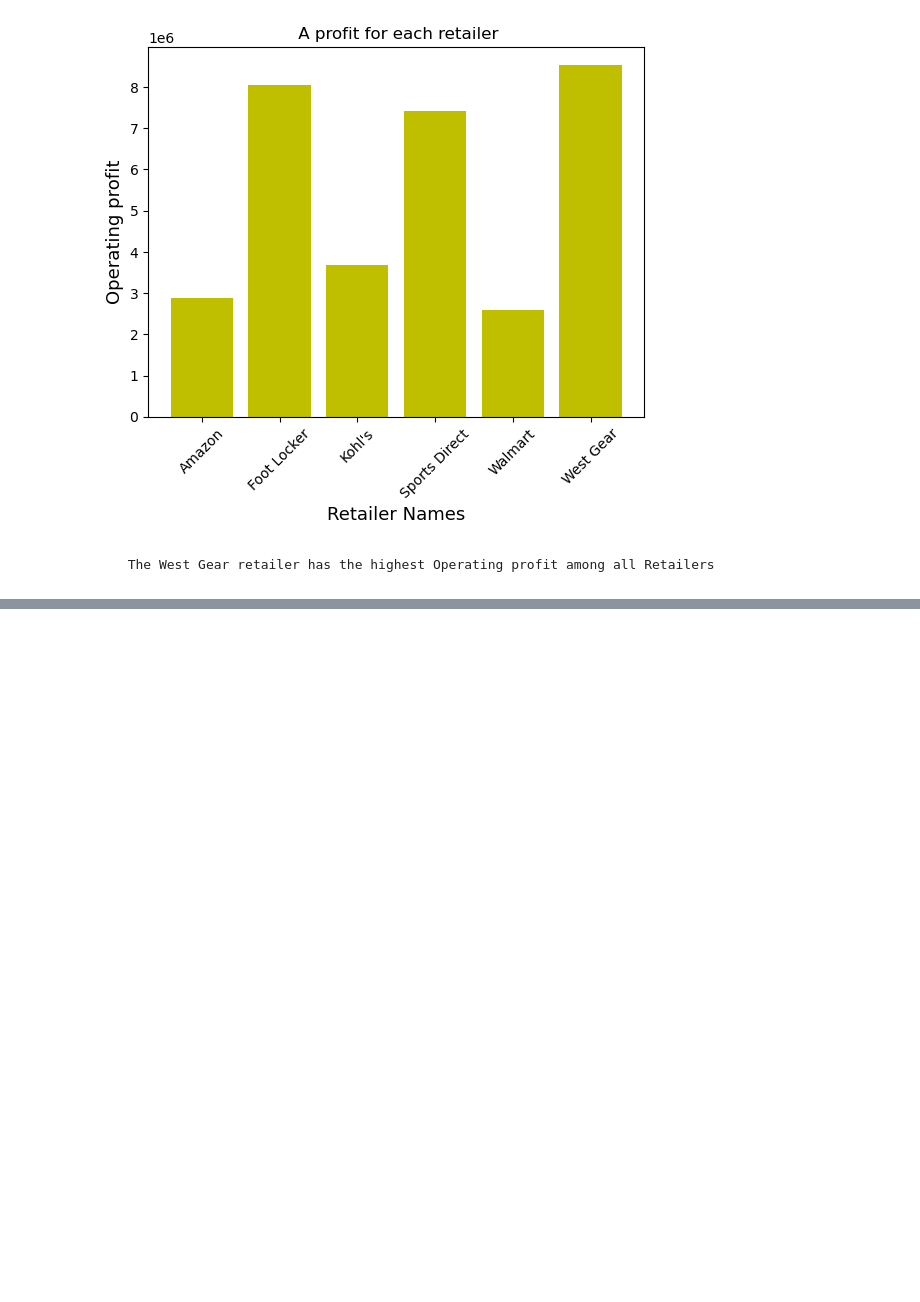
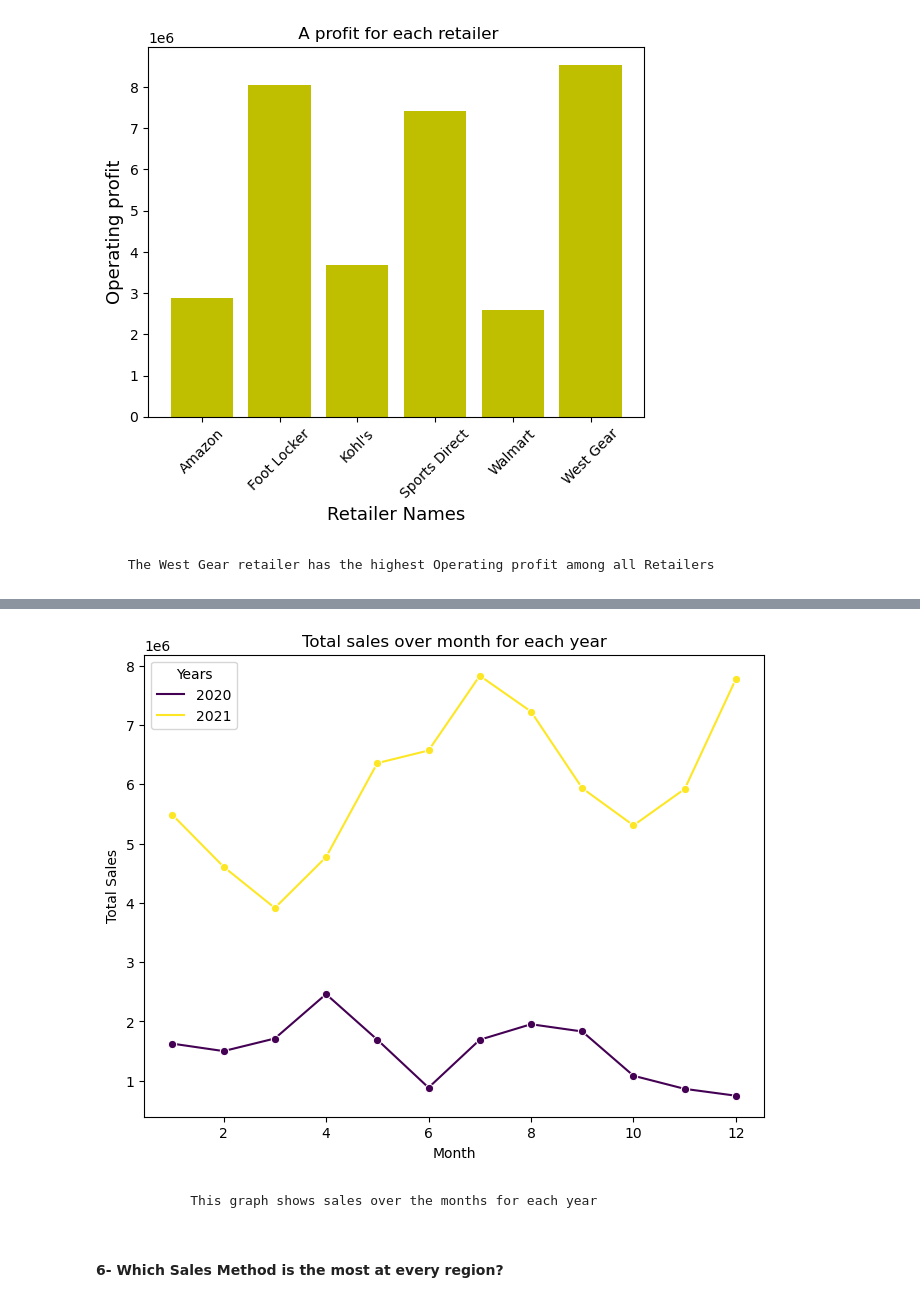
Before and after one commit to ibrahimFoud/project, a Jupyter notebook: cleaning.ipynb, the cells around one changed output, grey strips where cells are left out. Saved outputs shown, nothing was run; the diff lists cells and outputs as text; code cells hidden in the pictures; blank space fills up the shorter version.

```diff
--- a/cleaning.ipynb
+++ b/cleaning.ipynb
@@ -58,7 +58,7 @@ import seaborn as sns
 
 %matplotlib inline
 # %%
-data = pd.read_csv("Adidas Data.csv")
+data = pd.read_csv("Adiddas Data.csv")
 data.head()
 # %% [output]
 |  | Retailer | Retailer ID | Invoice Date | Region | State | City | Product | Price per Unit | Units Sold | ... |
@@ -536,0 +540,3 @@ plt.show()
+# %%
+sales_over_month = data.groupby(["Month","Years"])["Total Sales"].sum().reset_index()
+sales_over_month
@@ -536,0 +561,14 @@ plt.show()
+# %%
+palette = sns.color_palette("viridis", as_cmap=True)
+plt.figure(figsize=(8, 6))
+sns.lineplot(data = sales_over_month , x = "Month" ,y = "Total Sales", hue = "Years" ,marker="o", palette= palette)
+
+plt.title("Total sales over month for each year")
+plt.show()
+# %% [output]
+[figure, added]
+# %% [markdown]
+              This graph shows sales over the months for each year
+# %% [markdown]
+#
+#### 6- Which Sales Method is the most at every region?
```
Also changed, not shown: parts of 4 cells of this notebook.
